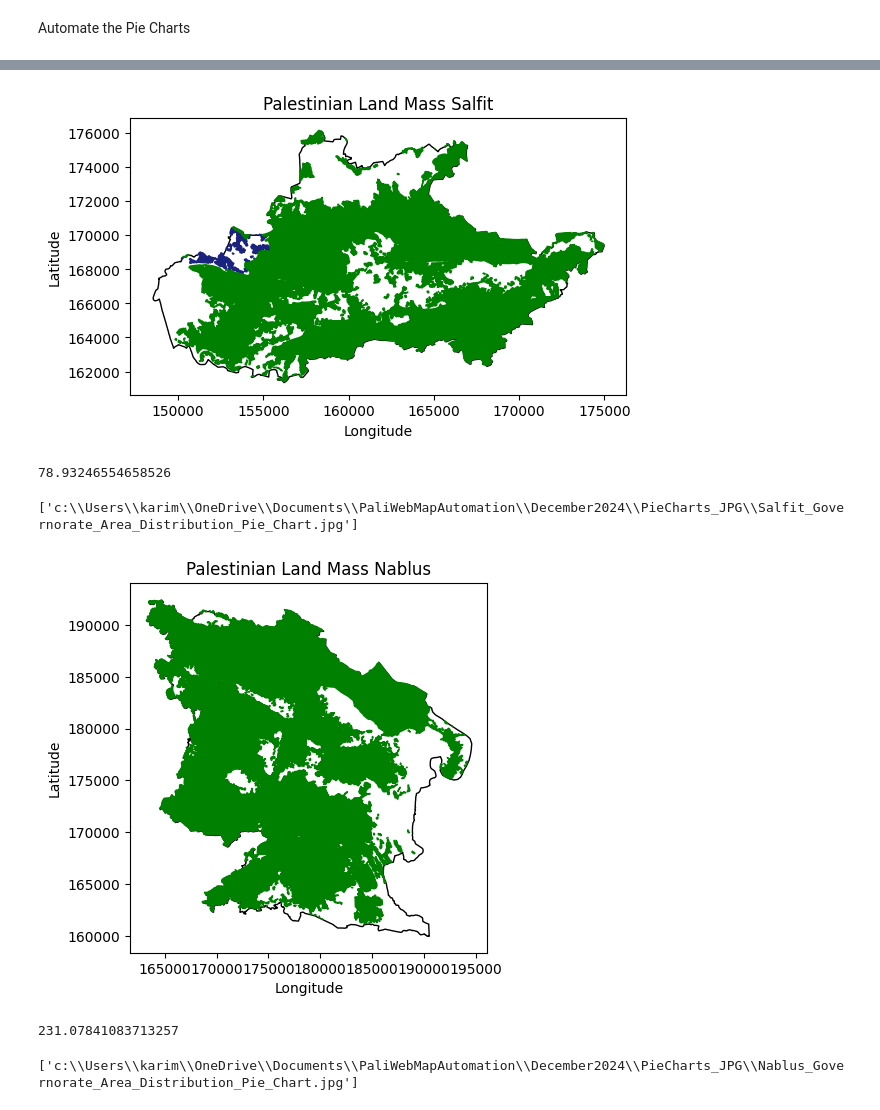
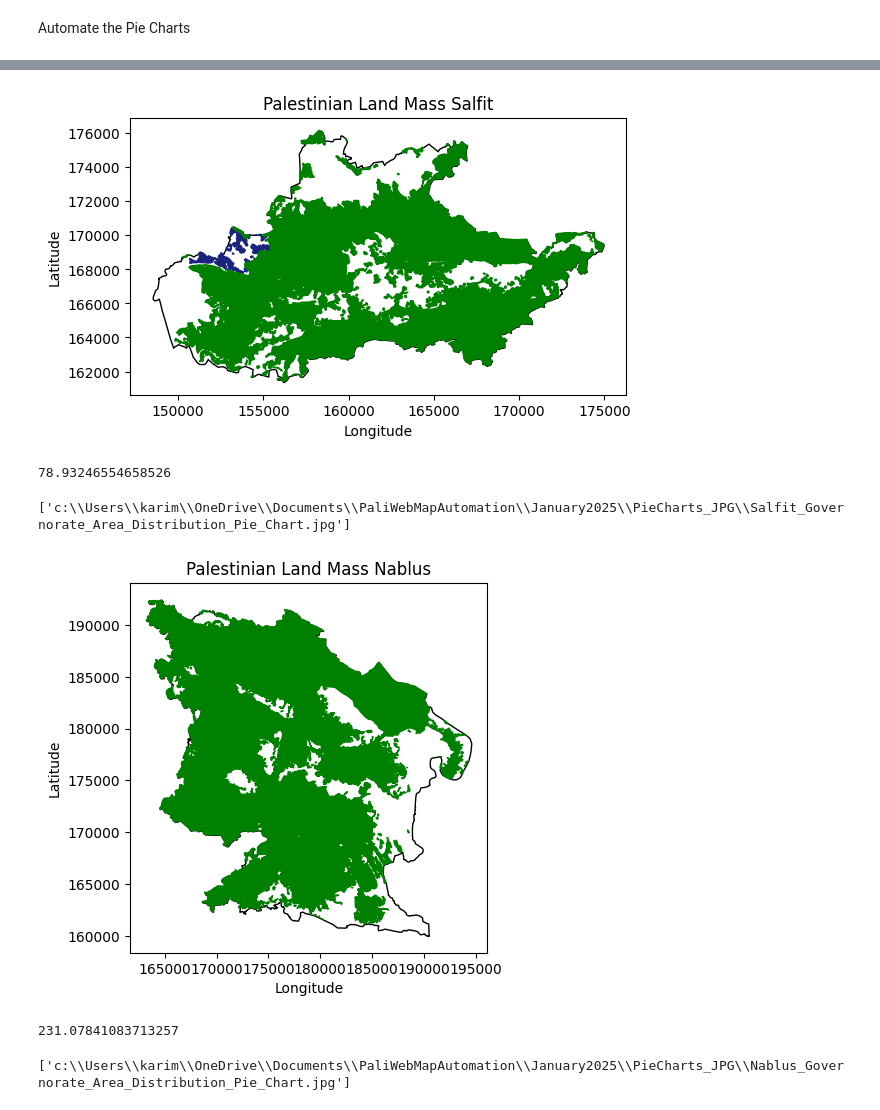
Before and after one commit to MappyKK/Palestinian-Land-Demographics-GIS-Automation, a Jupyter notebook: Automation.ipynb, the cells around one changed output, grey strips where cells are left out. Saved outputs shown, nothing was run; the diff lists cells and outputs as text; code cells hidden in the pictures.

```diff
--- a/Automation.ipynb
+++ b/Automation.ipynb
@@ -8,8 +8,8 @@ import plotly.io as pio
 import imgkit
 from html2image import Html2Image
 # %%
-Palestinian_Land_Mass = gpd.read_file('December2024\PalestinianLandMass.geojson')
-Seam_Zone = gpd.read_file('December2024\PalestinianSeamZoneLand.geojson')
+Palestinian_Land_Mass = gpd.read_file('January2025\PalestinianLandMass.geojson')
+Seam_Zone = gpd.read_file('January2025\PalestinianSeamZoneLand.geojson')
 East_Jerusalem = gpd.read_file('BoundariesFiles\EastJerusalemBoundary.geojson')
 Oslo_Agreement = gpd.read_file('BoundariesFiles\OsloAgreementJurisdictionBorders.geojson')
 Governorates_WB = gpd.read_file('BoundariesFiles\WestBankGovernorates.geojson')
@@ -1149,40 +1153,40 @@ fig.update_layout(
             text="*Undeveloped/Israeli is land that is currently undeveloped by anyone or land that is developed by Israelis in Areas B and C",
             x=0.7,
             y=0.05,
             showarrow=False,
             font=dict(color='white', size=12),
             xanchor='center'
         ),
         dict(
-            text="December 2024<br>© Palestinian Land Demographics 2024",
+            text="January 2025<br>© Palestinian Land Demographics 2025",
             x=1.05,
             y=0.25,
             showarrow=False,
             font=dict(color='white', size=12),
             xanchor='left',
             yanchor='top'
         )
     ],
     width=1000,                  # width and height of the pie chart
     height=1000
 )
 
-fig.write_html('December2024\PieCharts_HTML\Salfit_Governorate_Area_Distribution_Pie_Chart.html')
+fig.write_html('January2025\PieCharts_HTML\Salfit_Governorate_Area_Distribution_Pie_Chart.html')
 fig.show()
 
 hti = Html2Image(size=(1000, 1000))
 # Set the output path
-hti.output_path = 'December2024/PieCharts_JPG'
+hti.output_path = 'January2025/PieCharts_JPG'
 
 # Take a screenshot of the HTML file and save it as a JPG file
 hti.screenshot(
-    html_file='December2024/PieCharts_HTML/Salfit_Governorate_Area_Distribution_Pie_Chart.html',
+    html_file='January2025/PieCharts_HTML/Salfit_Governorate_Area_Distribution_Pie_Chart.html',
     save_as='Salfit_Governorate_Area_Distribution_Pie_Chart.jpg'
 )
 # %% [output]
-[figure, old version]
+[figure, new version]
 78.93246554658526
-['c:\\Users\\karim\\OneDrive\\Documents\\PaliWebMapAutomation\\December2024\\PieCharts_JPG\\Salfit_Governorate_Area_Distribution_Pie_Chart.jpg']
+['c:\\Users\\karim\\OneDrive\\Documents\\PaliWebMapAutomation\\January2025\\PieCharts_JPG\\Salfit_Governorate_Area_Distribution_Pie_Chart.jpg']
 # %%
 # Nablus Governorate
 West_Bank_Governorates = Governorates_WB[Governorates_WB['Governorates_Code'] < 2000]
@@ -1263,7 +1267,7 @@ fig.update_layout(
             xanchor='center'
         ),
         dict(
-            text="December 2024<br>© Palestinian Land Demographics 2024",
+            text="January 2025<br>© Palestinian Land Demographics 2025",
             x=1.05,
             y=0.25,
             showarrow=False,
@@ -1276,22 +1280,22 @@ fig.update_layout(
     height=1000
 )
 
-fig.write_html('December2024/PieCharts_HTML/Nablus_Governorate_Area_Distribution_Pie_Chart.html')
+fig.write_html('January2025/PieCharts_HTML/Nablus_Governorate_Area_Distribution_Pie_Chart.html')
 fig.show()
 
 hti = Html2Image(size=(1000, 1000))
 # Set the output path
-hti.output_path = 'December2024/PieCharts_JPG'
+hti.output_path = 'January2025/PieCharts_JPG'
 
 # Take a screenshot of the HTML file and save it as a JPG file
 hti.screenshot(
-    html_file='December2024/PieCharts_HTML/Nablus_Governorate_Area_Distribution_Pie_Chart.html',
+    html_file='January2025/PieCharts_HTML/Nablus_Governorate_Area_Distribution_Pie_Chart.html',
     save_as='Nablus_Governorate_Area_Distribution_Pie_Chart.jpg'
 )
 # %% [output]
-[figure, old version]
+[figure, new version]
 231.07841083713257
-['c:\\Users\\karim\\OneDrive\\Documents\\PaliWebMapAutomation\\December2024\\PieCharts_JPG\\Nablus_Governorate_Area_Distribution_Pie_Chart.jpg']
+['c:\\Users\\karim\\OneDrive\\Documents\\PaliWebMapAutomation\\January2025\\PieCharts_JPG\\Nablus_Governorate_Area_Distribution_Pie_Chart.jpg']
 # %%
 # Qalqiliya Governorate
 West_Bank_Governorates = Governorates_WB[Governorates_WB['Governorates_Code'] < 2000]
```
Also changed, not shown: parts of 18 cells of this notebook.
